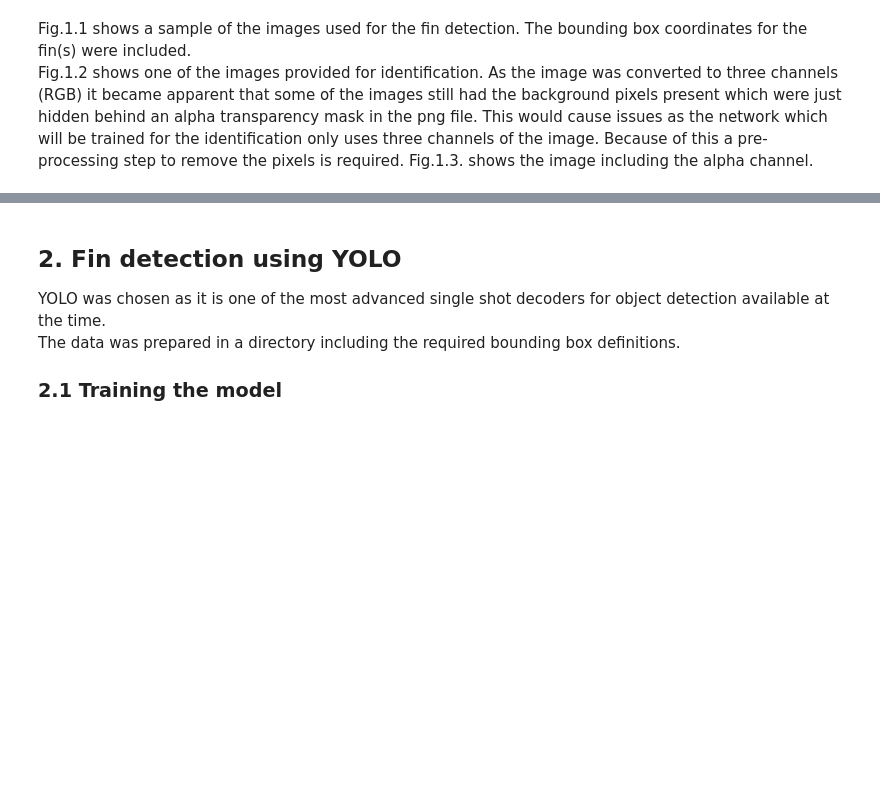
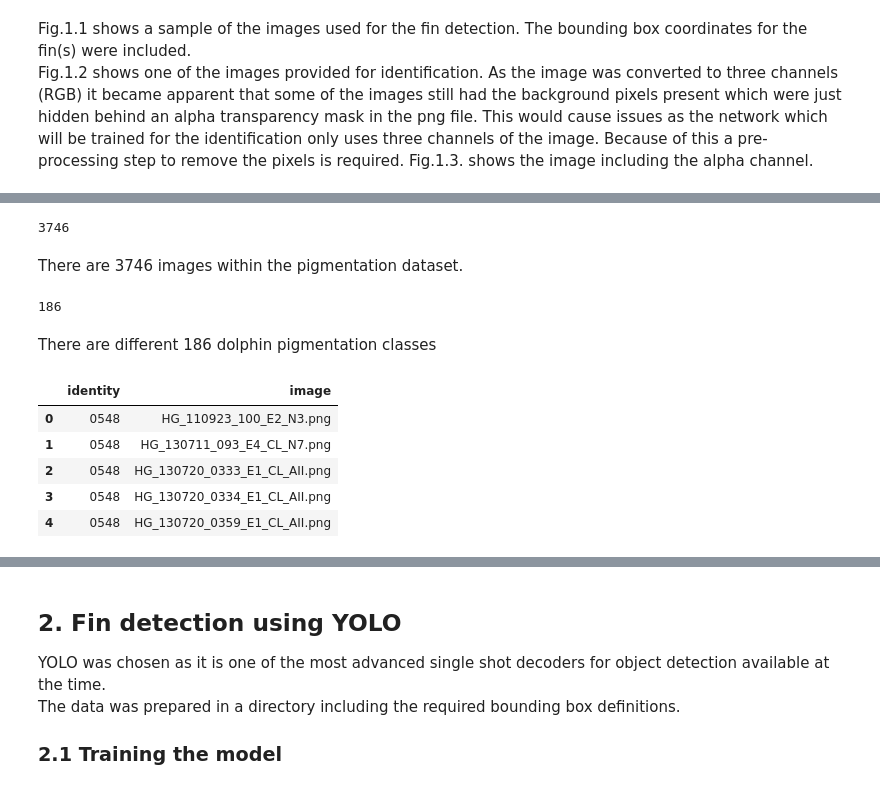
Before and after one commit to JBris/dolphin_segmentation, a Jupyter notebook: notebooks/0_ASS4_Intro_and_Pre-Processing.ipynb, the cells around one changed output, grey strips where cells are left out. Drawn from its saved outputs; the diff is of its cells as text; code cells hidden in the pictures; blank space fills up the shorter version.

```diff
--- a/notebooks/0_ASS4_Intro_and_Pre-Processing.ipynb
+++ b/notebooks/0_ASS4_Intro_and_Pre-Processing.ipynb
@@ -55,0 +80,32 @@ Fig.1.1 shows a sample of the images used for the fin detection. The bounding bo
+# %%
+pigmentation_files[0:5]
+len(pigmentation_files)
+# %% [output]
+3746
+# %% [markdown]
+There are 3746 images within the pigmentation dataset.
+# %%
+pigmentation_classes = glob(f'{pigmentation_dir}/*')
+len(pigmentation_classes)
+# %% [output]
+186
+# %% [markdown]
+There are different 186 dolphin pigmentation classes
+# %%
+df_rows = []
+
+for pigmentation_class in pigmentation_classes:
+    for image_file in glob(pigmentation_class + '/*.png'):
+        df_row = {"identity": Path(pigmentation_class).name, "image": Path(image_file).name }
+        df_rows.append(df_row)
+
+pigmentation_df = pd.DataFrame(df_rows)
+# %%
+pigmentation_df.head(5)
+# %% [output]
+|  | identity | image |
+| 0 | 0548 | HG_110923_100_E2_N3.png |
+| 1 | 0548 | HG_130711_093_E4_CL_N7.png |
+| 2 | 0548 | HG_130720_0333_E1_CL_AII.png |
+| 3 | 0548 | HG_130720_0334_E1_CL_AII.png |
+| 4 | 0548 | HG_130720_0359_E1_CL_AII.png |
```
Also changed, not shown: parts of 16 cells of this notebook, 3 other files.
